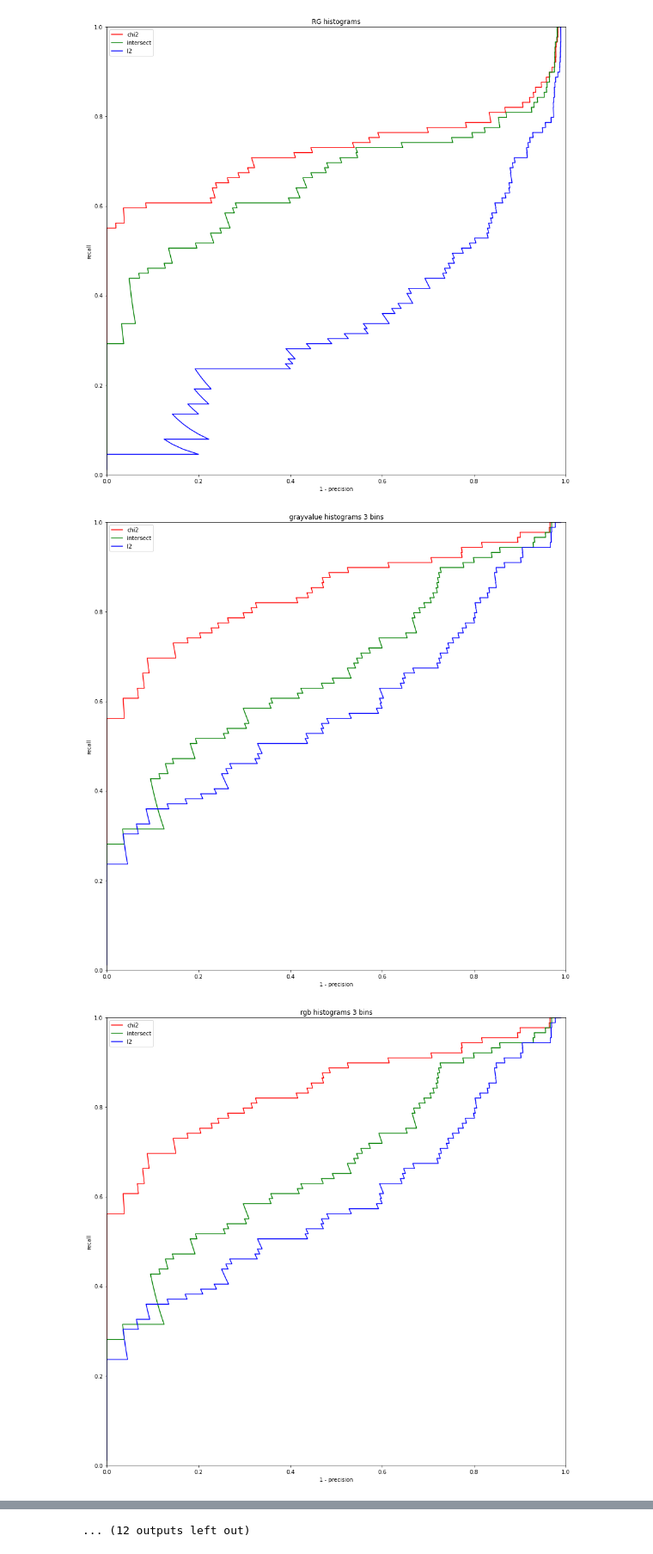
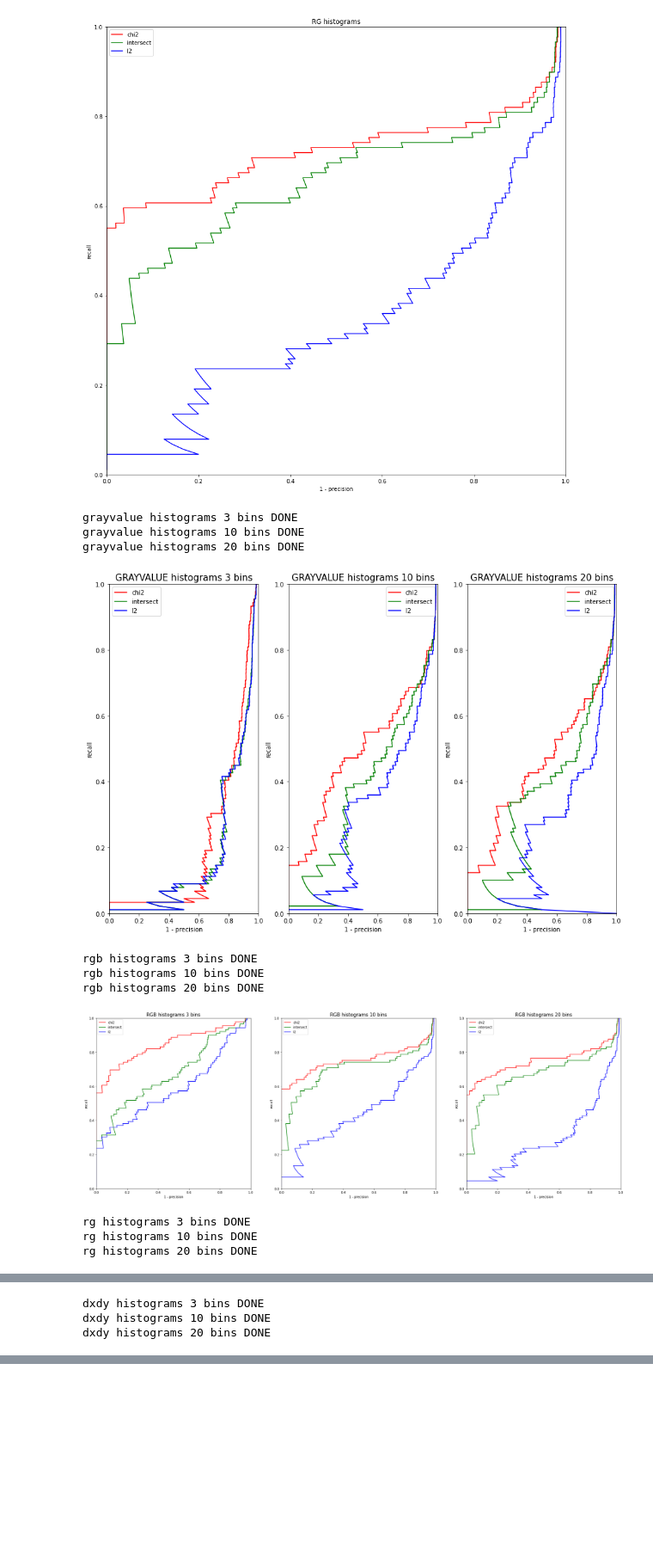
Before and after one commit to lorenzoloretucci/AML-HW1, a Jupyter notebook: Part2.ipynb, the cells around one changed output, grey strips where cells are left out. Shown at 86% size. Cells and saved outputs as stored; diff of their text form; code cells hidden in the pictures; blank space fills up the shorter version.

```diff
--- a/Part2.ipynb
+++ b/Part2.ipynb
@@ -427,18 +477,21 @@ n_bins = [3, 10, 20]
 # %%
 combinations = []
 rates = []
+correct = []
 
 for hist_type in histograms:
 
     for dist_type in distances:
 
         for num_bins in n_bins:
-            print(hist_type + '-' + dist_type + '-' + str(num_bins))
+
+            print(hist_type + '-' + dist_type + '-bins ' + str(num_bins))
+
             [best_match, D] = find_best_match(model_images, query_images, dist_type, hist_type, num_bins)
             num_correct = sum( best_match == range(len(query_images)) )
-            recognition_rate = num_correct / len(query_images)
-            print('Histogram type: ', hist_type, 'Distance type: ', dist_type, 'Number of bins: ',
-                  num_bins, 'Recognition rate: ', recognition_rate)
+            recognition_rate = round(num_correct / len(query_images), 4)
+            correct.append(num_correct)
+            print('Correct: {}, Recognition rate: {}\n'.format(num_correct, recognition_rate)
             combinations.append(hist_type + '-' + dist_type + '-' + str(num_bins))
             rates.append(recognition_rate)
 # %% [output]
@@ -619,16 +672,27 @@ plt.show()
 # %%
 n_bins = [3, 10, 20]
 histograms = ['grayvalue', 'rgb', 'rg', 'dxdy']
 
-plt.figure(1)
+fig = plt.figure(figsize = (15, 10))
 for histo_type in histograms:
+    cc = 1
     for num_bins in n_bins:
-        plt.figure(figsize = (15, 15))
+        plt.subplot(1, 3, cc)
         compare_dist_rpc(model_images, query_images, ['chi2', 'intersect', 'l2'], histo_type, num_bins, ['r', 'g', 'b'])
-        plt.title('{} histograms {} bins'.format(histo_type, num_bins))
-        plt.savefig('rpcurve_new\{} histograms {} bins.png'.format(histo_type.upper(), num_bins))
-        plt.close()
+        plt.title('{} histograms {} bins'.format(histo_type.upper(), num_bins), fontsize = 15)
         print('{} histograms {} bins DONE'.format(histo_type, num_bins))
+        cc += 1
+    plt.savefig('rpcurve_new\{} histograms with {} different bins.png'.format(histo_type.upper(), len(n_bins) ))
+    plt.show()
 # %% [output]
+grayvalue histograms 3 bins DONE
+grayvalue histograms 10 bins DONE
+grayvalue histograms 20 bins DONE
-[figure, old version]
+[figure, new version]
+rgb histograms 3 bins DONE
+rgb histograms 10 bins DONE
+rgb histograms 20 bins DONE
-[figure, old version]
+[figure, new version]
+rg histograms 3 bins DONE
+rg histograms 10 bins DONE
+rg histograms 20 bins DONE
@@ -635,0 +700,3 @@ for histo_type in histograms:
+dxdy histograms 3 bins DONE
+dxdy histograms 10 bins DONE
+dxdy histograms 20 bins DONE
@@ -645 +703,0 @@ for histo_type in histograms:
-... (12 outputs left out)
```
Also changed, not shown: parts of 10 cells of this notebook.
